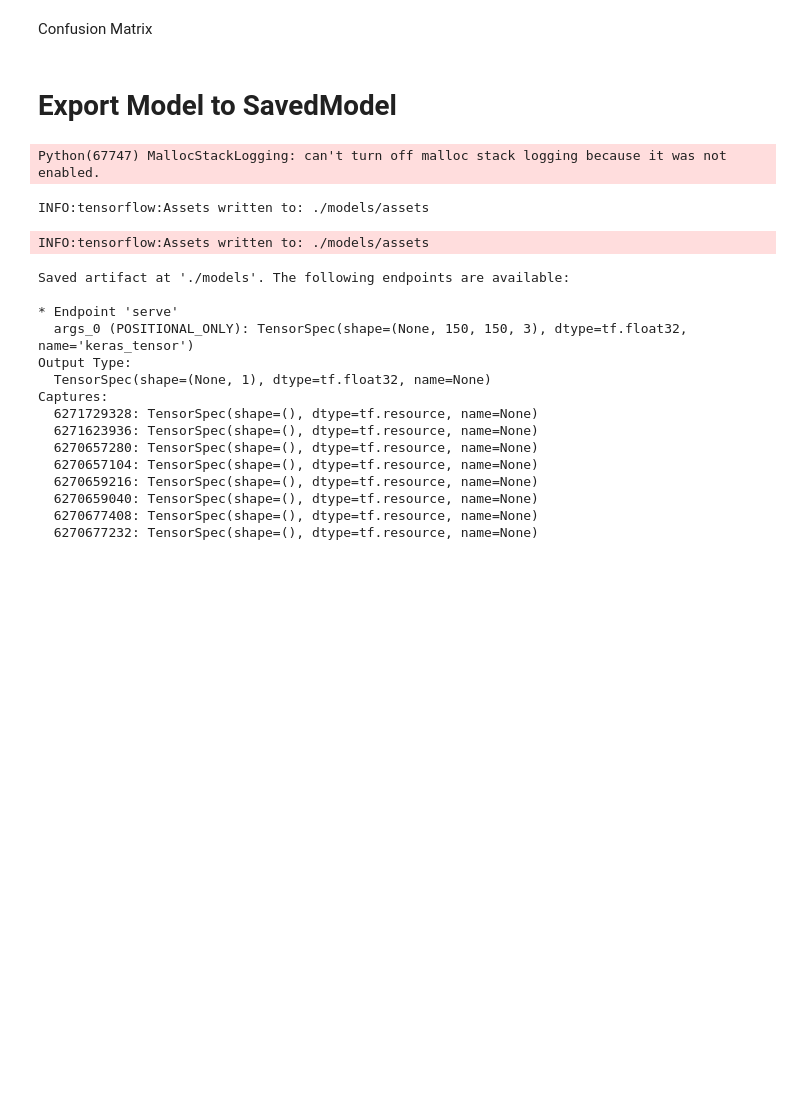
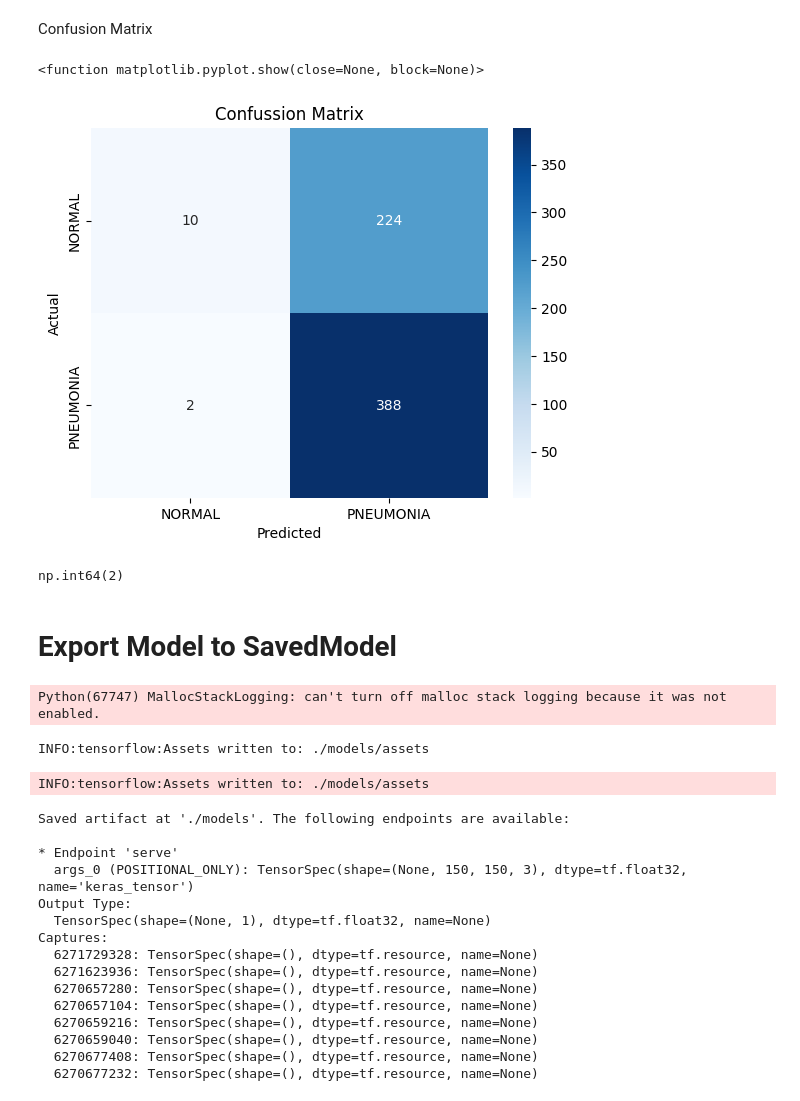
Before and after one commit to ridhaginanjar/mlops-explore, a Jupyter notebook: computer-vision-case/xray-classification.ipynb, the cells around one changed output. Drawn from its saved outputs; the diff is of its cells as text; code cells hidden in the pictures; blank space fills up the shorter version.

```diff
--- a/computer-vision-case/xray-classification.ipynb
+++ b/computer-vision-case/xray-classification.ipynb
@@ -254,10 +275,22 @@ Confusion Matrix
 # %%
 from sklearn.metrics import confusion_matrix
 import seaborn as sns
 
 
 cm = confusion_matrix(y_true, y_pred)
-sns.heatmap(cm, a)
+sns.heatmap(cm, annot=True, fmt='d', xticklabels=test_gen.class_indices.keys(), yticklabels=test_gen.class_indices.keys(), cmap='Blues')
+
+plt.title("Confussion Matrix")
+plt.xlabel("Predicted")
+plt.ylabel("Actual")
+plt.show
+# %% [output]
+<function matplotlib.pyplot.show(close=None, block=None)>
+[figure, added]
+# %%
+TN,FP,FN,TP = cm.ravel()
+# %% [output]
+np.int64(2)
 # %% [markdown]
 # Export Model to SavedModel
 # %%
```
Also changed, not shown: parts of 1 cell of this notebook, 7 other files.
